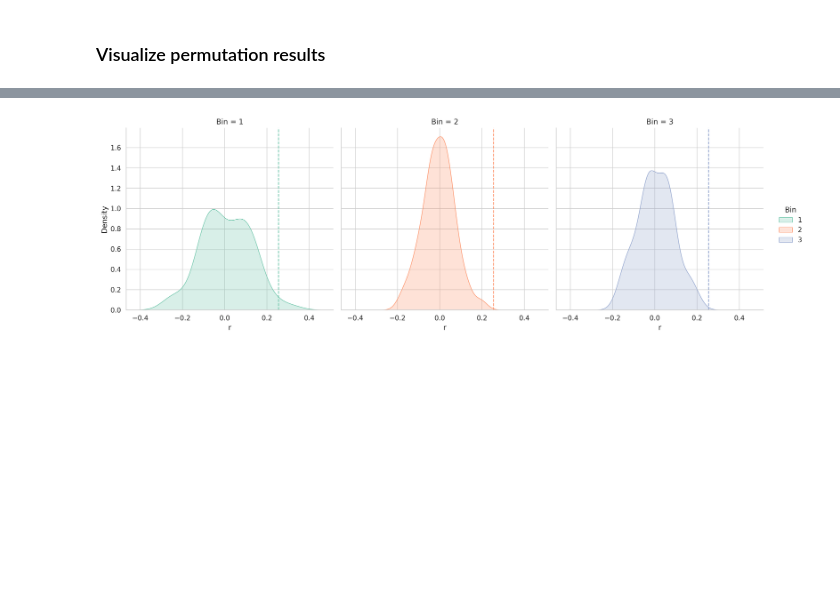
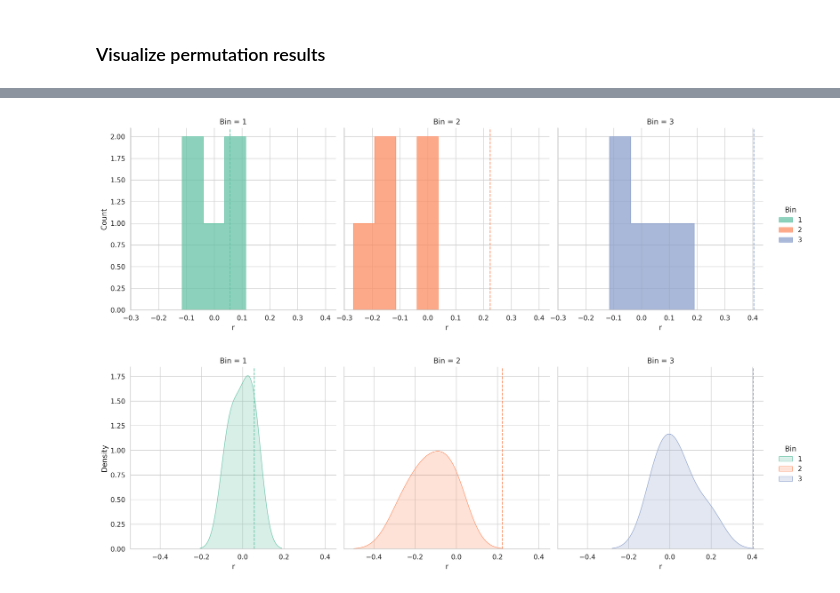
Before and after one commit to Brian-Pho/MSc_Research-Project, a Jupyter notebook: src/Models/Cross Prediction/Age.ipynb, the cells around one changed output, grey strips where cells are left out. Drawn from its saved outputs; the diff is of its cells as text; code cells hidden in the pictures; blank space fills up the shorter version.

```diff
--- a/src/Models/Cross Prediction/Age.ipynb
+++ b/src/Models/Cross Prediction/Age.ipynb
@@ -39,7 +43,7 @@ from sklearn.pipeline import make_pipeline
 # %% [markdown]
 ## Run for one target, one age bin
 # %%
-selected_target = "WISC_PSI"
+selected_target = "WISC_FSIQ"
 y = Y[selected_target]
 
 print(f'{selected_target}: {y.shape}')
@@ -60,0 +52,6 @@ Bin 1: (114, 34716) | Bin 2: (152, 34716) | Bin 3: (114, 34716)
+# %%
+bins = bin_by_age(X, y, ages)
+bins_cv = get_group_cv_splits(bins, RKF_10_10)
+
+print(f'Bin 1: {bins[0][0].shape} | Bin 2: {bins[1][0].shape} | Bin 3: {bins[2][0].shape}')
+print(f'bin_1_cv: {len(bins_cv[0])} | bin_2_cv: {len(bins_cv[1])} | bin_3_cv: {len(bins_cv[2])}')
@@ -129,2 +94,15 @@ Wall time: 2h 41min 17s
 # %% [markdown]
 ### Visualize permutation results
+# %%
+perms = np.array(perm_scores).reshape(9, N_PERM)
+perms = pd.DataFrame(perms)
+
+selected_results = results_df['Train'] == results_df['Test']
+
+true_score = results_df[selected_results]
+perm_score = perms[selected_results]
+perm_score['Bin'] = [1, 2, 3]
+perm_score = perm_score.melt(id_vars='Bin', var_name='Perm_num', value_name='r')
+
+display(true_score)
+display(perm_score)
@@ -131,12 +134,16 @@ Wall time: 2h 41min 17s
 # %%
-# g = sns.displot(data, x="r", hue="Bin", palette="Set2", element="step", col='Bin')
-g = sns.displot(data, x="r", hue="Bin", palette="Set2", kind="kde", fill=True, col='Bin')
+# Discrete variant
+g = sns.displot(perm_score, x="r", hue="Bin", palette="Set2", element="step", col='Bin')
+for col_val, ax in g.axes_dict.items():
+    bin_idx = col_val - 1
+    ax.axvline(true_score['Score'].iloc[bin_idx], ls="--", color=sns.color_palette("Set2")[bin_idx])
 
-# for bin_idx, rvalue in enumerate(results[0]):
-#     g.ax.axvline(rvalue, ls="--", color=sns.color_palette("Set2")[bin_idx])
-
+# Continuous variant
+g = sns.displot(perm_score, x="r", hue="Bin", palette="Set2", kind="kde", fill=True, col='Bin')
 for col_val, ax in g.axes_dict.items():
-    ax.axvline(rvalue, ls="--", color=sns.color_palette("Set2")[col_val - 1])
+    bin_idx = col_val - 1
+    ax.axvline(true_score['Score'].iloc[bin_idx], ls="--", color=sns.color_palette("Set2")[bin_idx])
 # %% [output]
-[figure, old version]
+[figure, new version]
+[figure, added]
 # %%
```
Also changed, not shown: parts of 8 cells of this notebook, 12 other files.
